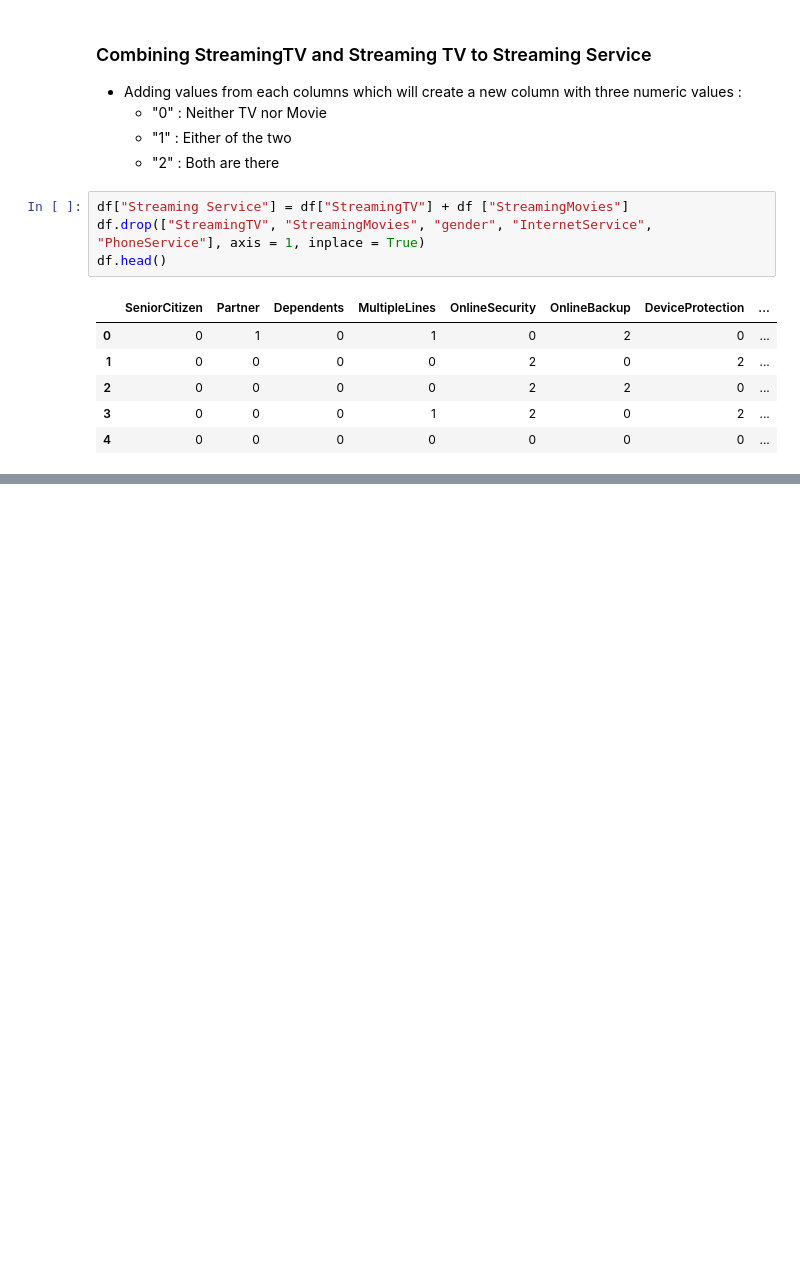
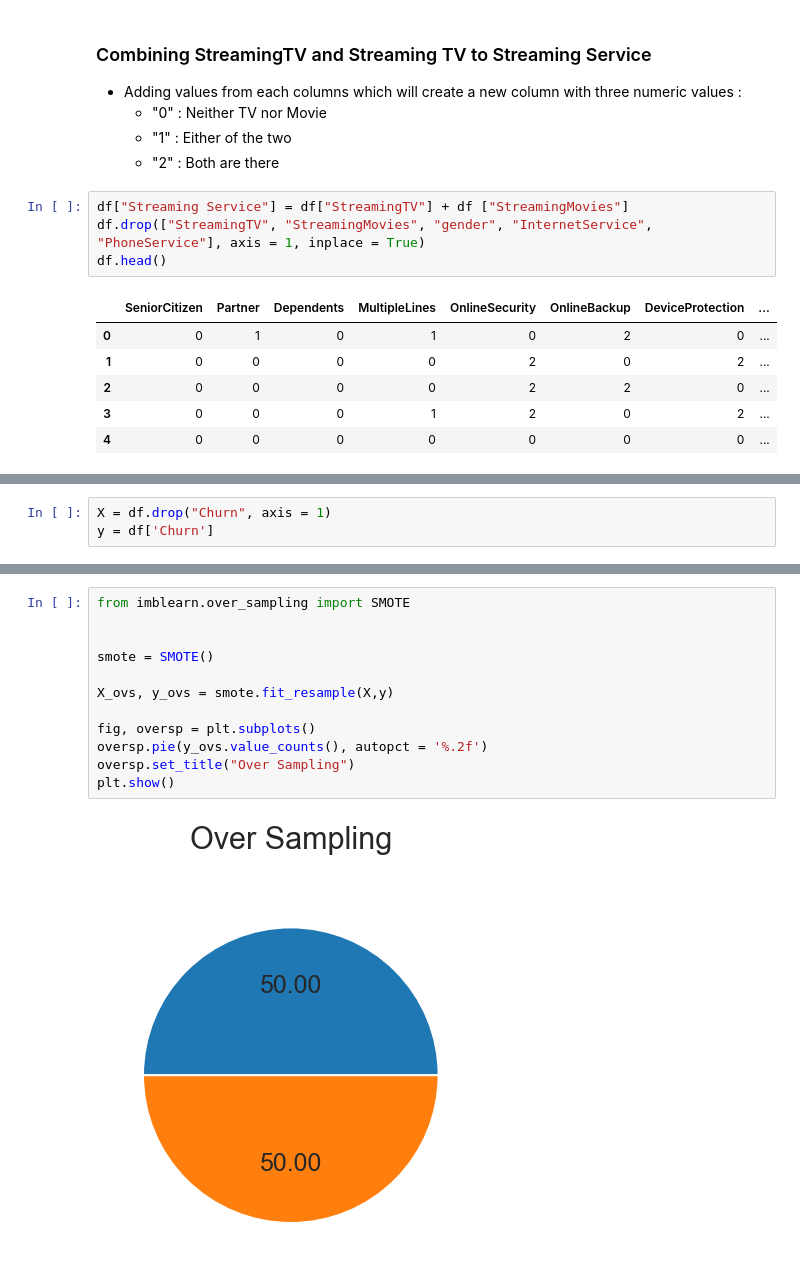
Before and after one commit to corpsedust/NareshIT, a Jupyter notebook: Self-practice/Churn_Project/EDA.ipynb, the cells around one changed output, grey strips where cells are left out. Cells and saved outputs as stored; diff of their text form; blank space fills up the shorter version.

```diff
--- a/Self-practice/Churn_Project/EDA.ipynb
+++ b/Self-practice/Churn_Project/EDA.ipynb
@@ -500,0 +461,3 @@ ValueError: Could not interpret value `gender` for `hue`. An entry with this nam
+# %%
+X = df.drop("Churn", axis = 1)
+y = df['Churn']
@@ -500,0 +516,14 @@ ValueError: Could not interpret value `gender` for `hue`. An entry with this nam
+# %%
+from imblearn.over_sampling import SMOTE
+
+
+smote = SMOTE()
+
+X_ovs, y_ovs = smote.fit_resample(X,y)
+
+fig, oversp = plt.subplots()
+oversp.pie(y_ovs.value_counts(), autopct = '%.2f')
+oversp.set_title("Over Sampling")
+plt.show()
+# %% [output]
+[figure, added]
```
Also changed, not shown: parts of 23 cells of this notebook, 1 other file.
